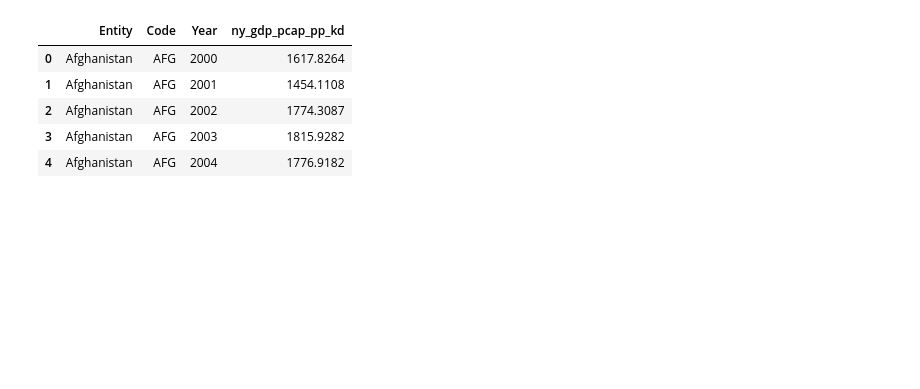
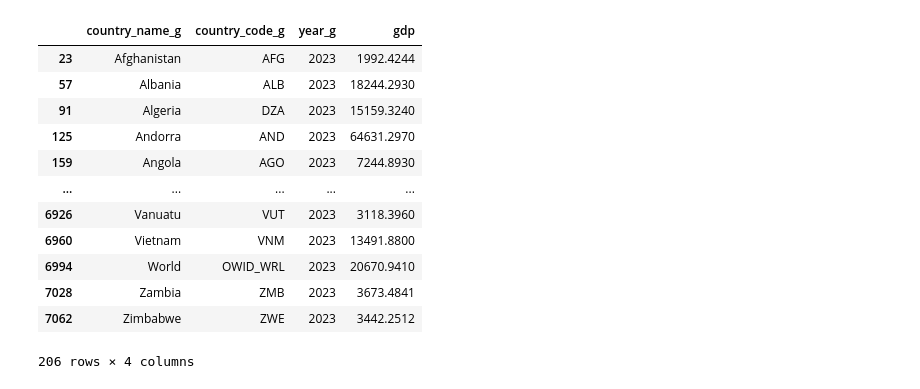
Before and after one commit to IDM4s-2025/vis-4641-4, a Jupyter notebook: GDP.ipynb, the cells around one changed output. Saved outputs shown, nothing was run; the diff lists cells and outputs as text; code cells hidden in the pictures; blank space fills up the shorter version.

```diff
--- a/GDP.ipynb
+++ b/GDP.ipynb
@@ -1,13 +1,29 @@
 # %%
 import pandas as pd
 import plotly.express as px
+import numpy as np
 
-gdp=pd.read_csv('https://ourworldindata.org/grapher/gdp-per-capita-worldbank.csv?v=1&csvType=full&useColumnShortNames=true')
-gdp.head()
+gdp=pd.read_csv('gdp-per-capita-worldbank.csv')
+oecd=pd.read_csv('OECD,DF_BLI,+all(1).csv')
-# %% [output]
-|  | Entity | Code | Year | ny_gdp_pcap_pp_kd |
-| 0 | Afghanistan | AFG | 2000 | 1617.8264 |
-| 1 | Afghanistan | AFG | 2001 | 1454.1108 |
-| 2 | Afghanistan | AFG | 2002 | 1774.3087 |
-| 3 | Afghanistan | AFG | 2003 | 1815.9282 |
-| 4 | Afghanistan | AFG | 2004 | 1776.9182 |
+# %%
+gdp=gdp.rename(columns={'Entity':'country_name_g',
+                        'Code':'country_code_g',
+                       'Year':'year_g',
+                       'GDP per capita, PPP (constant 2021 international $)':'gdp'})
+
+gdp=gdp[gdp['year_g']==2023]
+gdp
+# %% [output]
+|  | country_name_g | country_code_g | year_g | gdp |
+| 23 | Afghanistan | AFG | 2023 | 1992.4244 |
+| 57 | Albania | ALB | 2023 | 18244.2930 |
+| 91 | Algeria | DZA | 2023 | 15159.3240 |
+| 125 | Andorra | AND | 2023 | 64631.2970 |
+| 159 | Angola | AGO | 2023 | 7244.8930 |
+| ... | ... | ... | ... | ... |
+| 6926 | Vanuatu | VUT | 2023 | 3118.3960 |
+| 6960 | Vietnam | VNM | 2023 | 13491.8800 |
+| 6994 | World | OWID_WRL | 2023 | 20670.9410 |
+| 7028 | Zambia | ZMB | 2023 | 3673.4841 |
+| 7062 | Zimbabwe | ZWE | 2023 | 3442.2512 |
+206 rows × 4 columns
```
Also changed, not shown: parts of 7 cells of this notebook, 1 other file.
